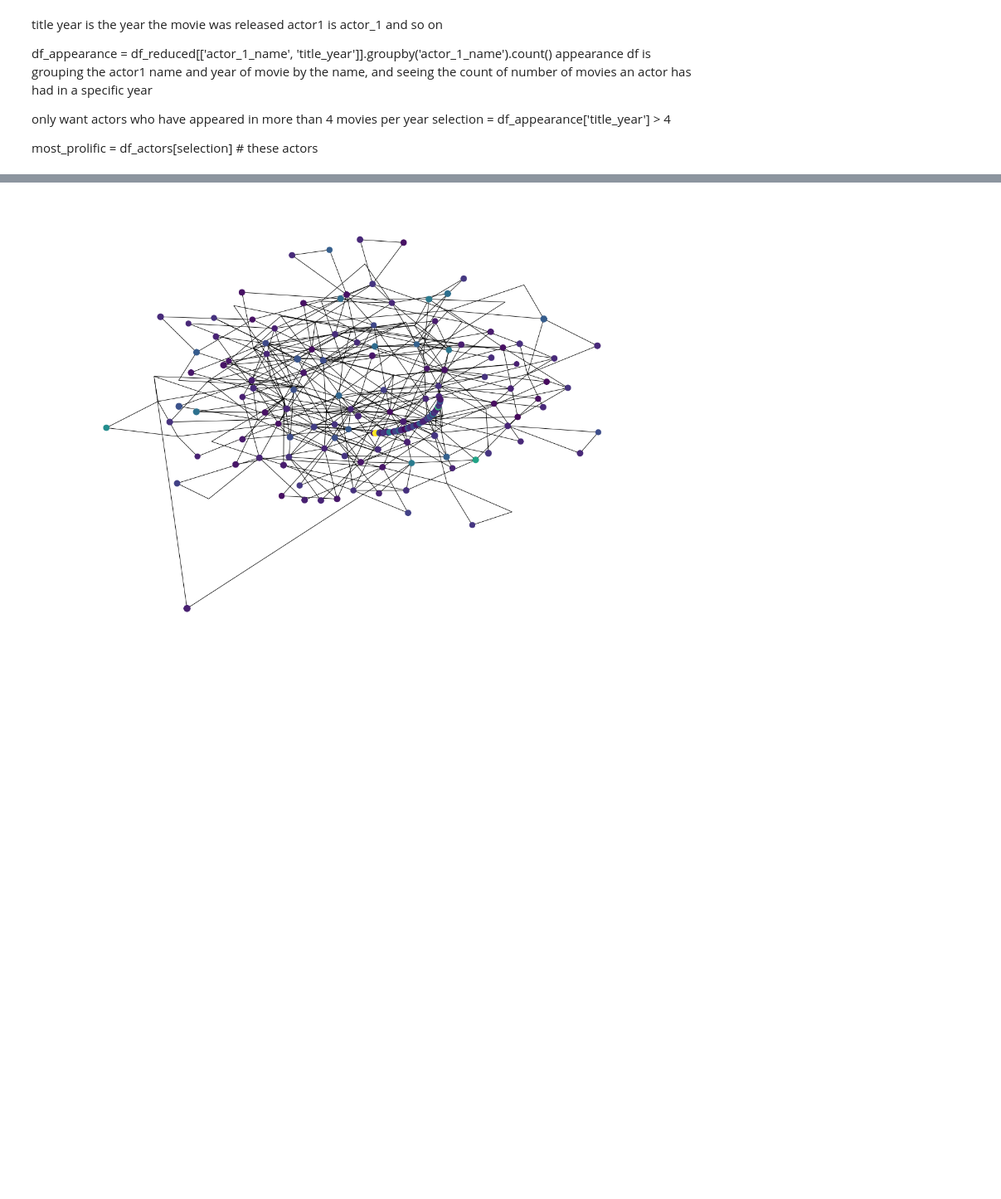
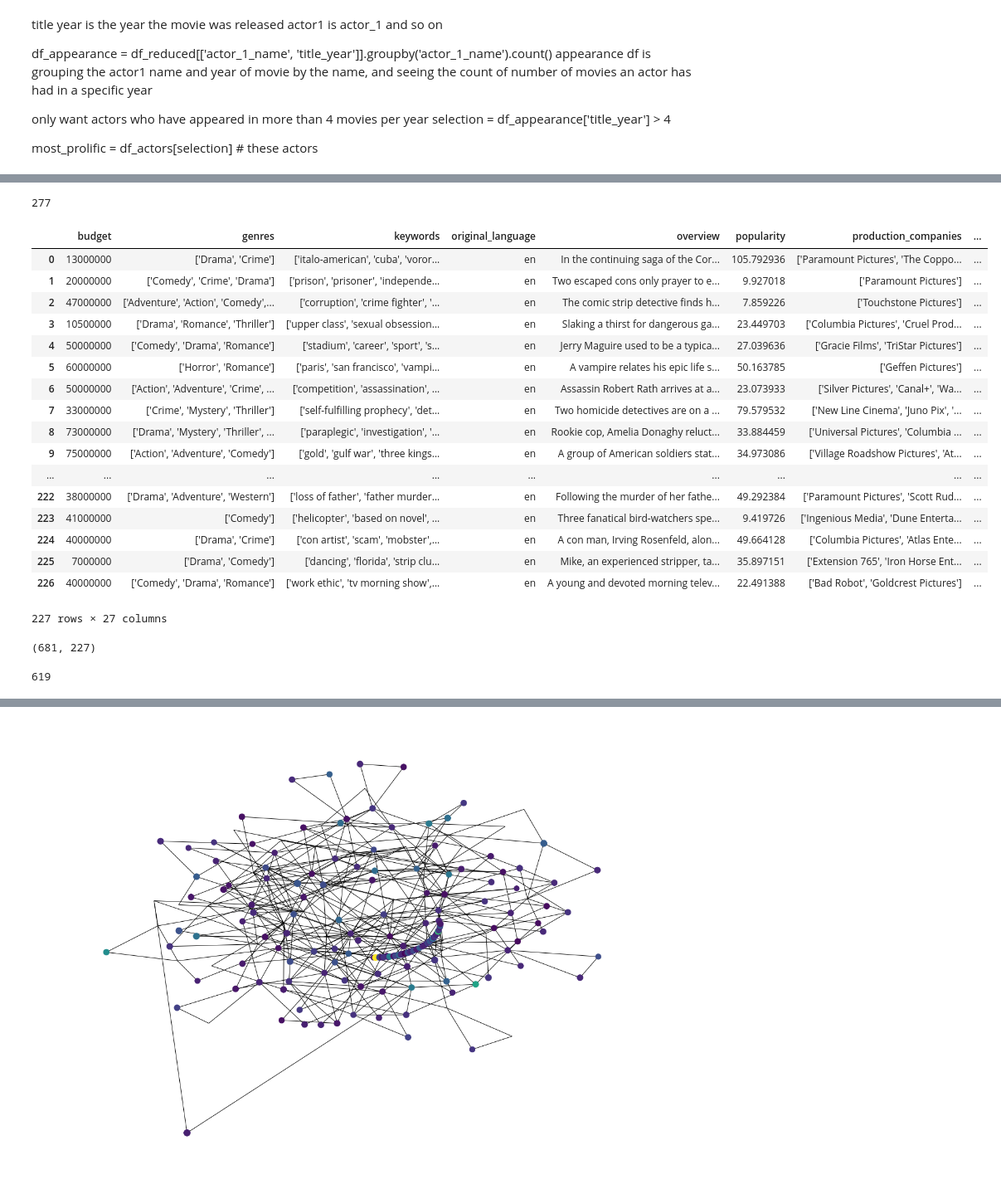
Before and after one commit to k7p/dataviz_project, a Jupyter notebook: code/plotly plots net attempt.ipynb, the cells around one changed output, grey strips where cells are left out. Shown at 83% size. Saved outputs shown, nothing was run; the diff lists cells and outputs as text; code cells hidden in the pictures; blank space fills up the shorter version.

```diff
--- a/code/plotly plots net attempt.ipynb
+++ b/code/plotly plots net attempt.ipynb
@@ -265,15 +267,38 @@ df_reduced = df[['actor1', 'vote_average',
 # %%
 df_appearance = df[['actor1', 'year']].groupby('actor1').count().reset_index()
 # %%
-selection = np.array(df_appearance['year'] > 4)
+most_prolific = list(df_appearance['actor1'][np.array(df_appearance['year'] > 3)])
-# %%
-most_prolific = list(df_appearance[selection].reset_index()['actor1'])
+# %%
+len(most_prolific)
+# %% [output]
+277
 # %%
 subset1 = df[df.actor1.isin(most_prolific) &\
             df.actor2.isin(most_prolific) & df.actor3.isin(most_prolific)].reset_index(drop = True)
 # %%
 subset2 = df[df.actor1.isin(most_prolific) |\
             df.actor2.isin(most_prolific) | df.actor3.isin(most_prolific)].reset_index(drop = True)
+# %%
+subset1
+# %% [output]
+|  | budget | genres | keywords | original_language | overview | popularity | production_companies | ... |
+| 0 | 13000000 | ['Drama', 'Crime'] | ['italo-american', 'cuba', 'voror... | en | In the continuing saga of the Cor... | 105.792936 | ['Paramount Pictures', 'The Coppo... | ... |
+| 1 | 20000000 | ['Comedy', 'Crime', 'Drama'] | ['prison', 'prisoner', 'independe... | en | Two escaped cons only prayer to e... | 9.927018 | ['Paramount Pictures'] | ... |
+| 2 | 47000000 | ['Adventure', 'Action', 'Comedy',... | ['corruption', 'crime fighter', '... | en | The comic strip detective finds h... | 7.859226 | ['Touchstone Pictures'] | ... |
+| 3 | 10500000 | ['Drama', 'Romance', 'Thriller'] | ['upper class', 'sexual obsession... | en | Slaking a thirst for dangerous ga... | 23.449703 | ['Columbia Pictures', 'Cruel Prod... | ... |
+| 4 | 50000000 | ['Comedy', 'Drama', 'Romance'] | ['stadium', 'career', 'sport', 's... | en | Jerry Maguire used to be a typica... | 27.039636 | ['Gracie Films', 'TriStar Pictures'] | ... |
+| 5 | 60000000 | ['Horror', 'Romance'] | ['paris', 'san francisco', 'vampi... | en | A vampire relates his epic life s... | 50.163785 | ['Geffen Pictures'] | ... |
+| 6 | 50000000 | ['Action', 'Adventure', 'Crime', ... | ['competition', 'assassination', ... | en | Assassin Robert Rath arrives at a... | 23.073933 | ['Silver Pictures', 'Canal+', 'Wa... | ... |
+| 7 | 33000000 | ['Crime', 'Mystery', 'Thriller'] | ['self-fulfilling prophecy', 'det... | en | Two homicide detectives are on a ... | 79.579532 | ['New Line Cinema', 'Juno Pix', '... | ... |
+| 8 | 73000000 | ['Drama', 'Mystery', 'Thriller', ... | ['paraplegic', 'investigation', '... | en | Rookie cop, Amelia Donaghy reluct... | 33.884459 | ['Universal Pictures', 'Columbia ... | ... |
+| 9 | 75000000 | ['Action', 'Adventure', 'Comedy'] | ['gold', 'gulf war', 'three kings... | en | A group of American soldiers stat... | 34.973086 | ['Village Roadshow Pictures', 'At... | ... |
+| ... | ... | ... | ... | ... | ... | ... | ... | ... |
+| 222 | 38000000 | ['Drama', 'Adventure', 'Western'] | ['loss of father', 'father murder... | en | Following the murder of her fathe... | 49.292384 | ['Paramount Pictures', 'Scott Rud... | ... |
+| 223 | 41000000 | ['Comedy'] | ['helicopter', 'based on novel', ... | en | Three fanatical bird-watchers spe... | 9.419726 | ['Ingenious Media', 'Dune Enterta... | ... |
+| 224 | 40000000 | ['Drama', 'Crime'] | ['con artist', 'scam', 'mobster',... | en | A con man, Irving Rosenfeld, alon... | 49.664128 | ['Columbia Pictures', 'Atlas Ente... | ... |
+| 225 | 7000000 | ['Drama', 'Comedy'] | ['dancing', 'florida', 'strip clu... | en | Mike, an experienced stripper, ta... | 35.897151 | ['Extension 765', 'Iron Horse Ent... | ... |
+| 226 | 40000000 | ['Comedy', 'Drama', 'Romance'] | ['work ethic', 'tv morning show',... | en | A young and devoted morning telev... | 22.491388 | ['Bad Robot', 'Goldcrest Pictures'] | ... |
+227 rows × 27 columns
 # %%
 import plotly.plotly as py
 from plotly.graph_objs import *
@@ -284,9 +309,17 @@ for i in range(subset1.shape[0]):
     pair.append((subset1.loc[i,"actor1"],subset1.loc[i,"actor2"]))
     pair.append((subset1.loc[i,"actor1"],subset1.loc[i,"actor3"]))
     pair.append((subset1.loc[i,"actor2"],subset1.loc[i,"actor3"]))
+# %%
+len(pair), subset1.shape[0]
+# %% [output]
+(681, 227)
 # %%
 from collections import *
 counter = Counter(tuple(sorted(tup)) for tup in pair)
+# %%
+len(counter)
+# %% [output]
+619
 # %%
 edges = []
 for i in range(len(counter)):
```
Also changed, not shown: parts of 11 cells of this notebook.
